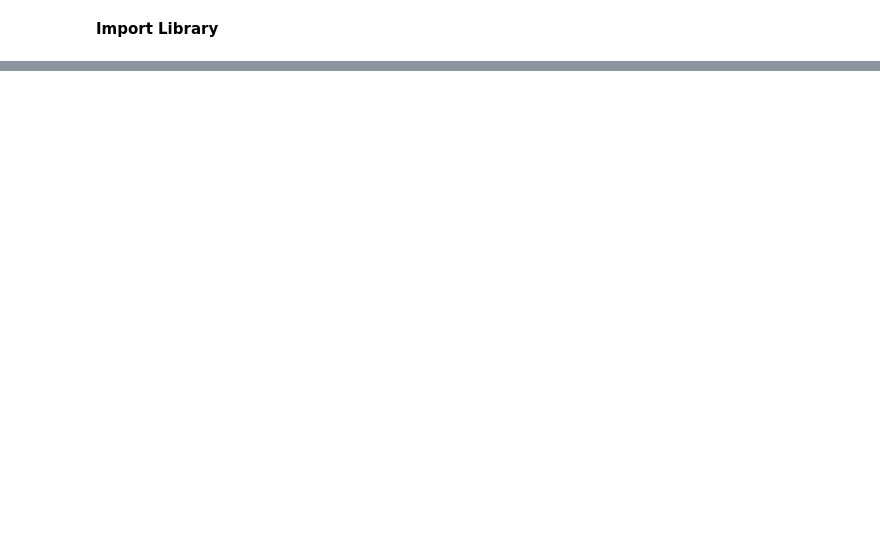
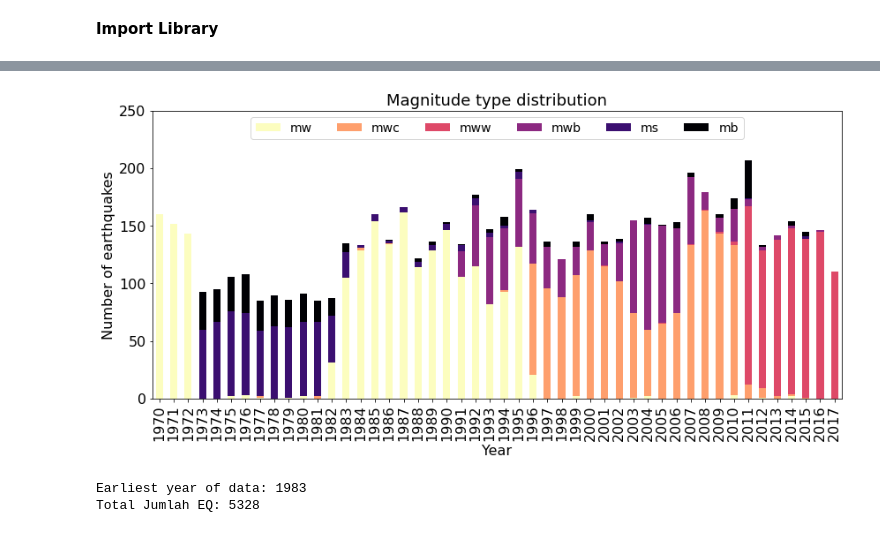
Before and after one commit to arifadli/PhD-Research, a Jupyter notebook: Temporal Analysis/Hukum Gutenberg–Richter.ipynb, the cells around one changed output, grey strips where cells are left out. Cells and saved outputs as stored; diff of their text form; code cells hidden in the pictures; blank space fills up the shorter version.

```diff
--- a/Temporal Analysis/Hukum Gutenberg–Richter.ipynb
+++ b/Temporal Analysis/Hukum Gutenberg–Richter.ipynb
@@ -117,0 +67,46 @@ plt.show()
+# %%
+mag_keep = np.asarray(df['magType'].value_counts().head(6).index)
+mag_keep = mag_keep.astype(str)
+# %%
+# Settings for all figures
+plt.rcParams['axes.labelsize'] = 16
+plt.rcParams['axes.titlesize'] = 18
+plt.rcParams['font.size'] = 16
+plt.rcParams['legend.fontsize'] = 14
+
+df['dt_time'] = df['time'].apply(
+    lambda x: datetime.strptime(x, '%Y-%m-%dT%H:%M:%S.%fZ'))
+
+# Add an additional column for the year
+df['year'] = df['dt_time'].apply(lambda x: x.year)
+
+# Groupby year
+df_cut = df[['year', 'magType']]
+df_magType = df_cut.groupby('year')['magType'].value_counts().unstack()
+
+# Keep only the top 6 magnitude types for plotting
+df_magType = df_magType[mag_keep]
+
+# Plot the dataFrame as a stacked bar chart
+ax = df_magType.plot(kind='bar', stacked=True,
+                     colormap='magma_r', figsize=(14,6))
+ax.set_ylim([0, 250])
+ax.legend(loc='upper center', ncol=6)
+plt.xlabel('Year'), plt.ylabel('Number of earthquakes')
+plt.title('Magnitude type distribution')
+plt.show()
+# %% [output]
+[figure, added]
+# %%
+# Cut out years 1970 - 1982
+df = df[df.year > 1982]
+
+# Print the minimum year in the column
+print("Earliest year of data:",min(df['year']))
+
+# Total number of earthquakes
+N_tot = df['mag'].count()
+print('Total Jumlah EQ:', N_tot)
+# %% [output]
+Earliest year of data: 1983
+Total Jumlah EQ: 5328
```
Also changed, not shown: parts of 9 cells of this notebook, 5 other files.
